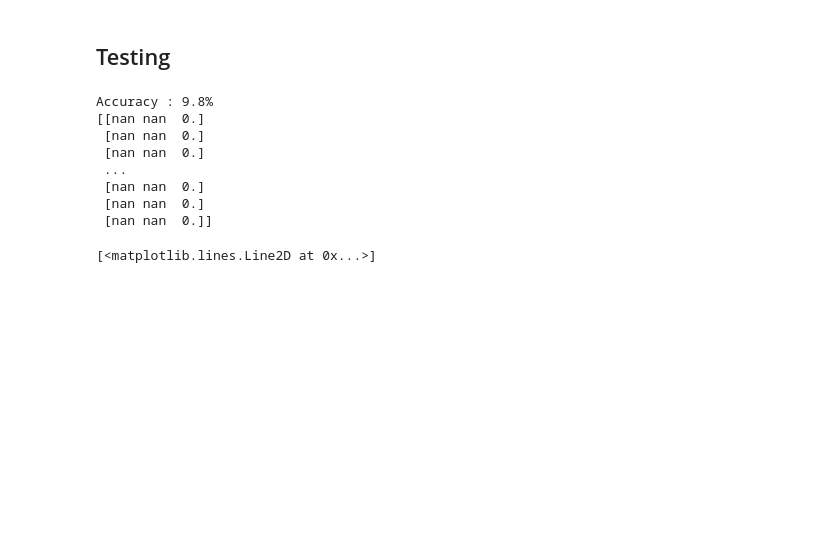
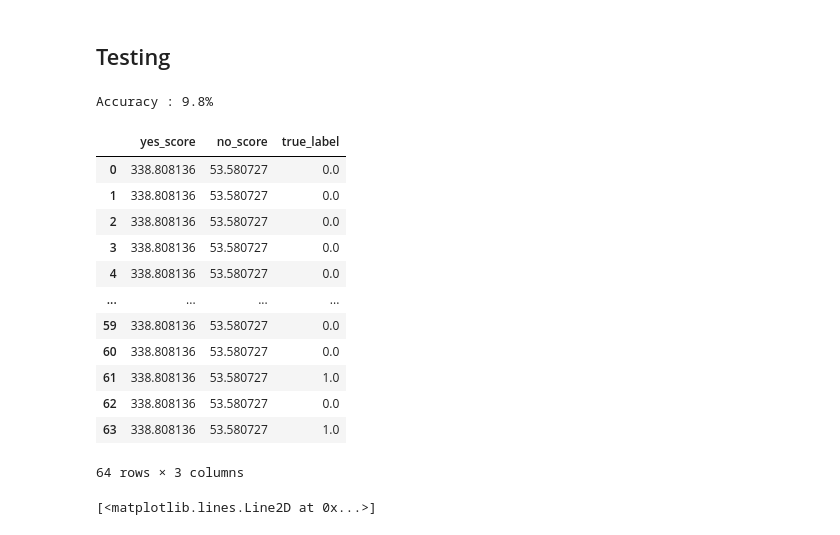
Before and after one commit to nmnsharma007/SimplifiedObjectDetection, a Jupyter notebook: version2/classification_inverted_and_extra.ipynb, the cells around one changed output. Saved outputs shown, nothing was run; the diff lists cells and outputs as text; code cells hidden in the pictures; blank space fills up the shorter version.

```diff
--- a/version2/classification_inverted_and_extra.ipynb
+++ b/version2/classification_inverted_and_extra.ipynb
@@ -207,41 +225,50 @@ def test(dataloader,model):
 #     optimizer = optim.SGD(model.parameters(),lr = 1e-3,momentum=0.9)
 #     print(f"Class Number: {class_num}")
 #     train(train_loader,model,criterion,optimizer)
 #     y_pred_train = test(train_loader,model)
 #     y_pred_test = test(test_loader,model)
 # lb = LabelBinarizer()
 # lb.fit([0,1])
 # binarized_labels = lb.transform(y_pred_test)
 # binarized_labels = np.hstack((binarized_labels,1-binarized_labels))
 # print(binarized_labels)
 
 scores = np.empty((0,3),dtype=np.float32)
 test(test_loader,model)
 
 with torch.no_grad():
     for images,logits in test_loader:
       output = model(images)
       output = output.numpy()
       logits = logits.numpy()
       for i in range(len(output)):
         yes_score = output[i][0]
         no_score = output[i][1]
+        # print(no_score)
         true_label =  1 if np.argmax(logits[i]) == 0 else 0
         # if true_label == 1:
         scores = np.vstack((scores,[[yes_score,no_score,true_label]]))
-print(scores)
+      break
+# print(scores)
 
 df = pd.DataFrame(scores)
 df.columns = ['yes_score','no_score','true_label']
+df
 # %% [output]
 Accuracy : 9.8%
-[[nan nan  0.]
- [nan nan  0.]
- [nan nan  0.]
- ...
- [nan nan  0.]
- [nan nan  0.]
- [nan nan  0.]]
+|  | yes_score | no_score | true_label |
+| 0 | 338.808136 | 53.580727 | 0.0 |
+| 1 | 338.808136 | 53.580727 | 0.0 |
+| 2 | 338.808136 | 53.580727 | 0.0 |
+| 3 | 338.808136 | 53.580727 | 0.0 |
+| 4 | 338.808136 | 53.580727 | 0.0 |
+| ... | ... | ... | ... |
+| 59 | 338.808136 | 53.580727 | 0.0 |
+| 60 | 338.808136 | 53.580727 | 0.0 |
+| 61 | 338.808136 | 53.580727 | 1.0 |
+| 62 | 338.808136 | 53.580727 | 0.0 |
+| 63 | 338.808136 | 53.580727 | 1.0 |
+64 rows × 3 columns
 # %%
 # plt.loglog(scores[:,0],scores[:,1])
 # %% [output]
```
Also changed, not shown: parts of 6 cells of this notebook.
